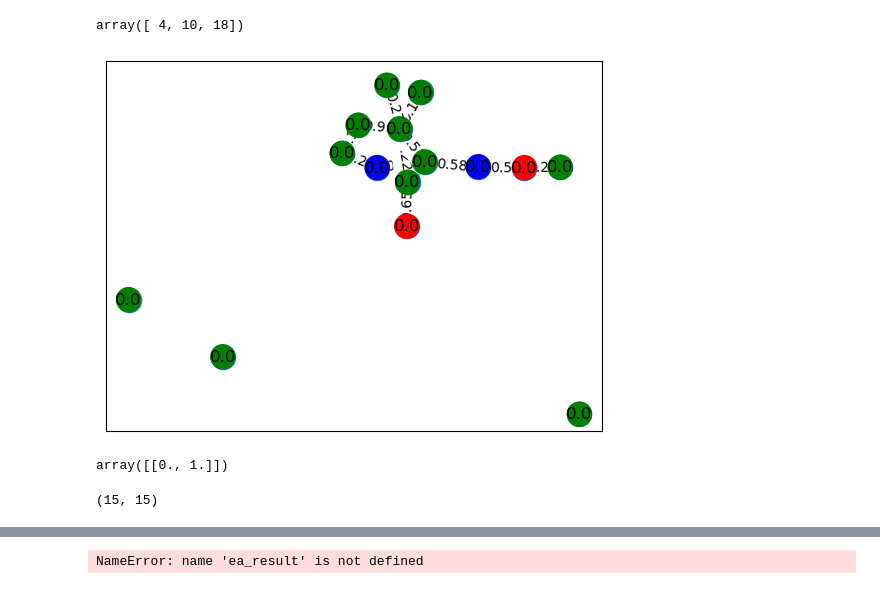
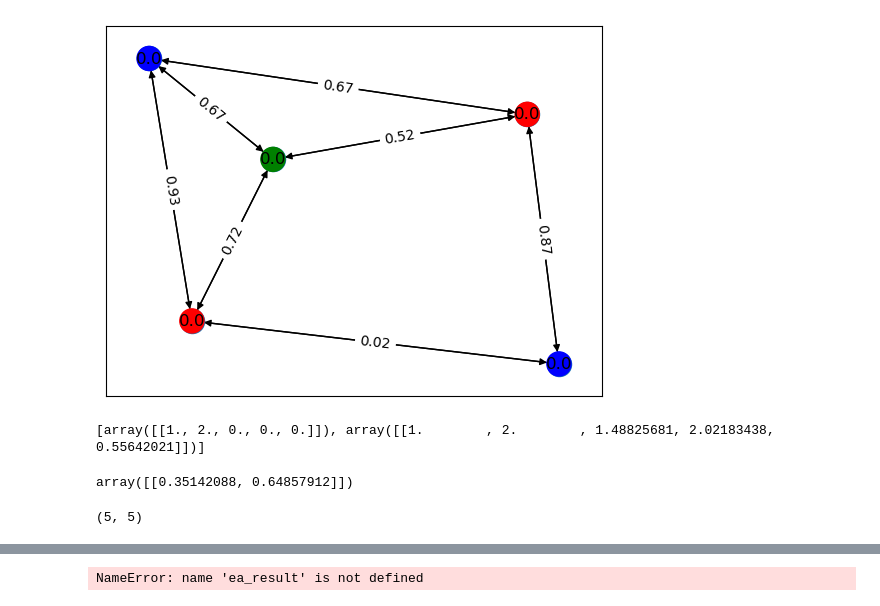
Before and after one commit to Pinkupansa/ActualNNs, a Jupyter notebook: test.ipynb, the cells around one changed output, grey strips where cells are left out. Drawn from its saved outputs; the diff is of its cells as text; code cells hidden in the pictures.

```diff
--- a/test.ipynb
+++ b/test.ipynb
@@ -3,12 +3,6 @@ import actualNN as nn
 import numpy as np
 from graph import Graph
 from scipy.sparse import csr_matrix
-# %%
-a = np.array([1,2,3])
-b = np.array([4,5,6])
-a*b
-# %% [output]
-array([ 4, 10, 18])
 # %%
 def make_sparse_adj_matrix(w):
     # Outputs the scipy.sparse adjacency matrix of the graph
@@ -29,27 +23,28 @@ def make_sparse_adj_matrix(w):
     return A
 # %%
 
-adjacency_matrix =make_sparse_adj_matrix(np.random.pareto(1.5, 15) + 1)
+adjacency_matrix =make_sparse_adj_matrix(np.random.pareto(1.5, 5) + 1)
 #convert to dense matrix
 adjacency_matrix = np.array(adjacency_matrix.todense())
 # Define the input and output nodes
 input_nodes = [0, 1]
-output_nodes = [4, 5]
+output_nodes = [2, 3]
 
 # Define the neural network
 neural_graph = Graph(adjacency_matrix)
 neural_network = nn.ActualNeuralNetwork(neural_graph, input_nodes, output_nodes)
 neural_network.display()
 # %% [output]
-[figure, old version]
+[figure, new version]
 # %%
 neural_network.forward_propagation(np.array([[1, 2]]))
 # %% [output]
-array([[0., 1.]])
+[array([[1., 2., 0., 0., 0.]]), array([[1.        , 2.        , 1.48825681, 2.02183438, 0.55642021]])]
+array([[0.35142088, 0.64857912]])
 # %%
 #mse gradient
 g = neural_network.compute_mse_gradient(np.array([[1, 2]]))
 # %%
 print(g.shape)
 # %% [output]
-(15, 15)
+(5, 5)
```
Also changed, not shown: parts of 5 cells of this notebook, 1 other file.
